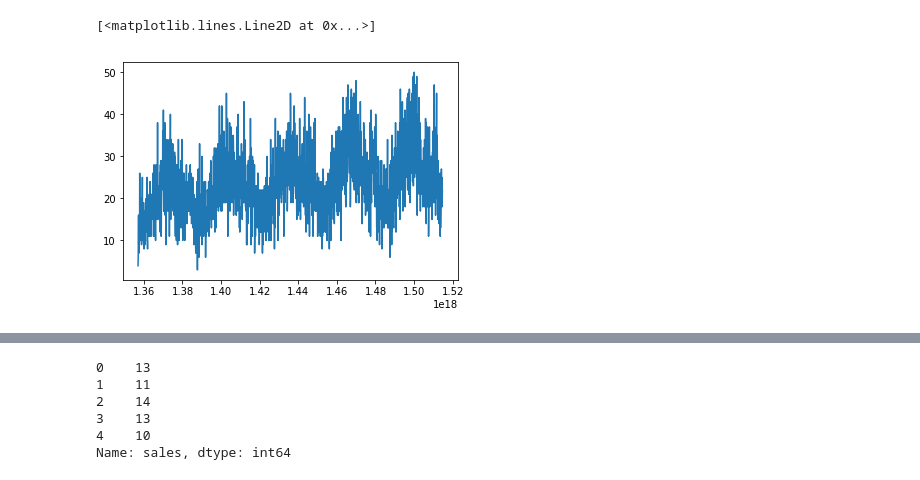
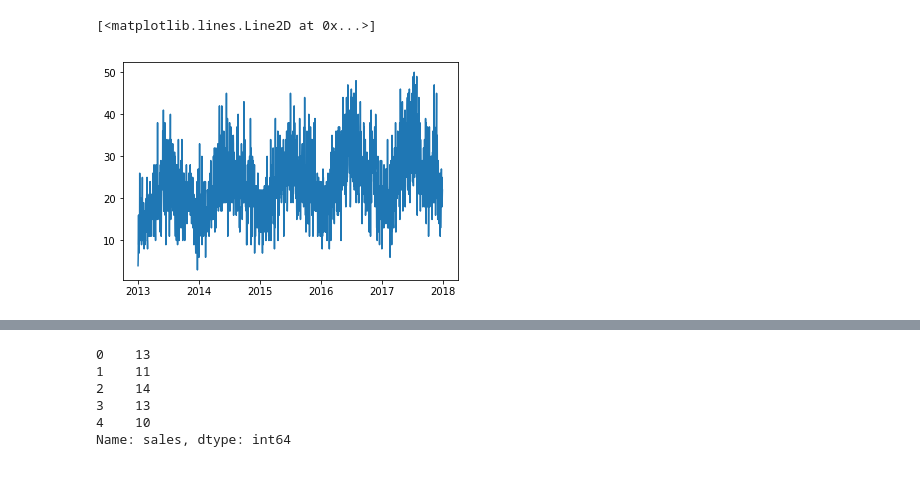
Before and after one commit to idukkigold/StoreForecast_Regression, a Jupyter notebook: Store_Price.ipynb, the cells around one changed output, grey strips where cells are left out. Saved outputs shown, nothing was run; the diff lists cells and outputs as text; code cells hidden in the pictures.

Commit message:
Changed graphs

```diff
--- a/Store_Price.ipynb
+++ b/Store_Price.ipynb
@@ -39,0 +26,12 @@ Index(['id', 'date', 'store', 'item', 'sales'], dtype='object')
+# %%
+dt.head()
+dt.columns
+
+df['date'] = pd.to_datetime(df['date'])
+#df['date'] = pd.to_numeric(df['date'])
+
+df['month'] = df['date'].dt.month
+df['weekday'] = df['date'].dt.dayofweek +1
+df['year'] = df['date'].dt.year
+
+df.head(10)
@@ -40,10 +50,9 @@ Index(['id', 'date', 'store', 'item', 'sales'], dtype='object')
 # %%
-df['date'] = pd.to_datetime(df['date'])
-df['date'] = pd.to_numeric(df['date'])
-df.head()
+
+
 
 store1= df[(df['store'] == 2) & (df['item'] == 5)]
 plt.plot(store1['date'],store1['sales'])
 # %% [output]
 [<matplotlib.lines.Line2D at 0x...>]
-[figure, old version]
+[figure, new version]
```
Also changed, not shown: parts of 11 cells of this notebook.
